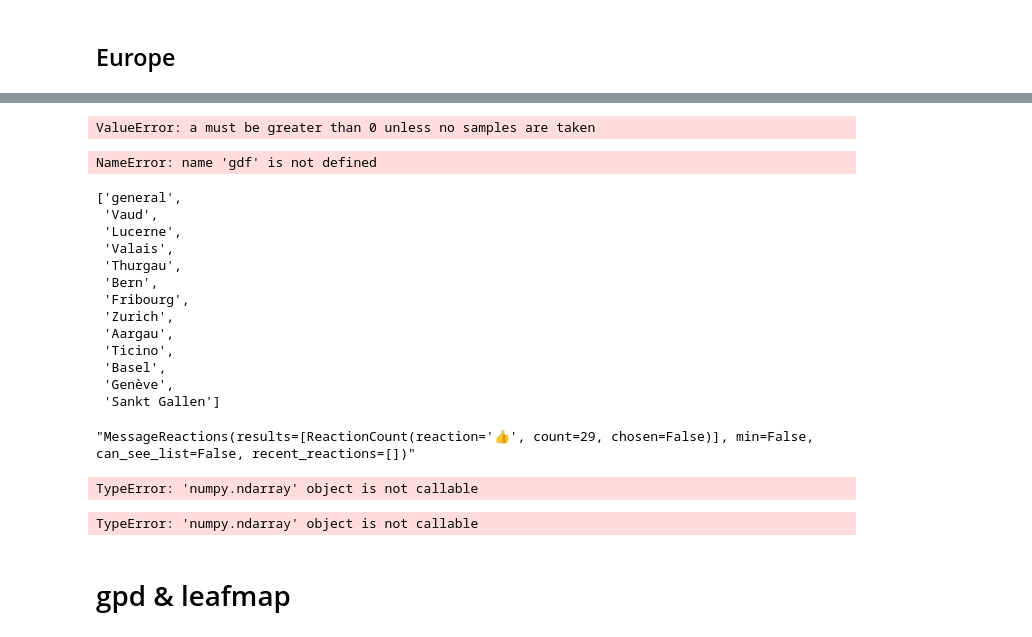
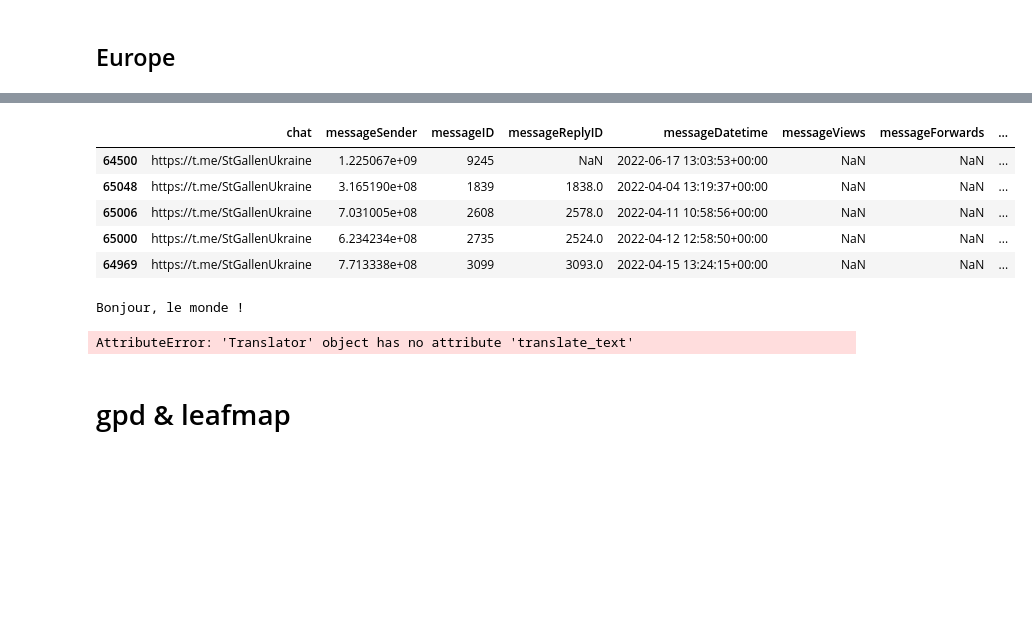
Before and after one commit to KDOT2509/unsupervised-migrant-telegram-analysis, a Jupyter notebook: streamlit_app/testing.ipynb, the cells around one changed output, grey strips where cells are left out. Cells and saved outputs as stored; diff of their text form; code cells hidden in the pictures; blank space fills up the shorter version.

```diff
--- a/streamlit_app/testing.ipynb
+++ b/streamlit_app/testing.ipynb
@@ -220,37 +292,0 @@ Name: cluster_names, dtype: int64
-# %%
-df[df["cluster_names"]=="Legal Issues"].sample(1000).messageText.tolist()
-# %% [output]
-ValueError: a must be greater than 0 unless no samples are taken
-# %%
-df = pd.read_csv(path)
-df['uniqueIdentifier'] = df.apply(lambda x: x["chat"] + "_" + str(x["messageID"]), axis=1)
-df['uniqueIdentifierReply'] = df.apply(lambda x: x["chat"] + "_" + str(x["messageReplyID"])[:-2], axis=1)
-df['cluster_names'] = df['cluster'].apply(lambda x: class_name_dict[x])
-df['canton'] = df['chat'].apply(lambda x: canton_chat_dict[x])
-df['canton'] = df['canton'].apply(lambda x: ''.join([i for i in x if not i.isdigit()]))
-df['week']=df['messageDatetime'].apply(lambda x: pd.to_datetime(x).isocalendar()[1])
-df["reaction_count"] = df.apply(lambda x: count_reaction(x.messageReactions), axis=1)
-# %%
-gdf
-# %% [output]
-NameError: name 'gdf' is not defined
-# %%
-df.canton.unique().tolist()
-# %% [output]
-['general',
- 'Vaud',
- 'Lucerne',
- 'Valais',
- 'Thurgau',
- 'Bern',
- 'Fribourg',
- 'Zurich',
- 'Aargau',
- 'Ticino',
- 'Basel',
- 'Genève',
- 'Sankt Gallen']
-# %%
-df['messageReactions'][0]
-# %% [output]
-"MessageReactions(results=[ReactionCount(reaction='👍', count=29, chosen=False)], min=False, can_see_list=False, recent_reactions=[])"
@@ -261,11 +293,26 @@ df = pd.read_csv(path)
-# %%
-list(class_name_dict.keys())[list(class_name_dict.values()).index(1)]
-# %% [output]
-TypeError: 'numpy.ndarray' object is not callable
-# %%
-df['cluster'].apply(lambda x: list(class_name_dict.keys())[list(class_name_dict.values()).index(x)])
-# %% [output]
-TypeError: 'numpy.ndarray' object is not callable
+# %%
+df[(df.region==region)&(df.cluster_names==cluster)].sort_values("reaction_count").head() = df[(df.region==region)&(df.cluster_names==cluster)].sort_values("reaction_count").head()
+# %% [output]
+|  | chat | messageSender | messageID | messageReplyID | messageDatetime | messageViews | messageForwards | ... |
+| 64500 | https://t.me/StGallenUkraine | 1.225067e+09 | 9245 | NaN | 2022-06-17 13:03:53+00:00 | NaN | NaN | ... |
+| 65048 | https://t.me/StGallenUkraine | 3.165190e+08 | 1839 | 1838.0 | 2022-04-04 13:19:37+00:00 | NaN | NaN | ... |
+| 65006 | https://t.me/StGallenUkraine | 7.031005e+08 | 2608 | 2578.0 | 2022-04-11 10:58:56+00:00 | NaN | NaN | ... |
+| 65000 | https://t.me/StGallenUkraine | 6.234234e+08 | 2735 | 2524.0 | 2022-04-12 12:58:50+00:00 | NaN | NaN | ... |
+| 64969 | https://t.me/StGallenUkraine | 7.713338e+08 | 3099 | 3093.0 | 2022-04-15 13:24:15+00:00 | NaN | NaN | ... |
+# %%
+import deepl
+
+auth_key = "5d173dbf-955e-0967-3053-a764cfc0be88:fx"  # Replace with your key
+translator = deepl.Translator(auth_key)
+
+result = translator.translate_text("Hello, world!", target_lang="FR")
+print(result.text)  # "Bonjour, le monde !"
+# %% [output]
+Bonjour, le monde !
+# %%
+translator.translate_text("Hello, world!", target_lang="FR")
+# %% [output]
+AttributeError: 'Translator' object has no attribute 'translate_text'
 # %% [markdown]
 # gpd & leafmap
 # %%
```
Also changed, not shown: parts of 26 cells of this notebook, 10 other files.
